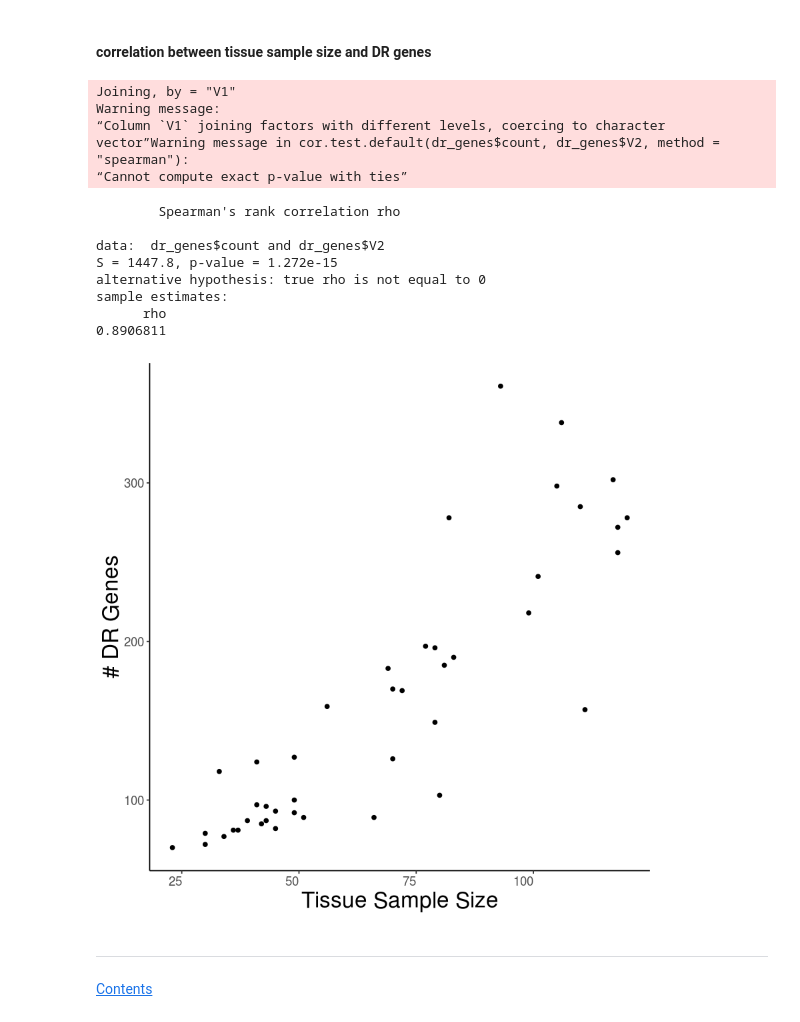
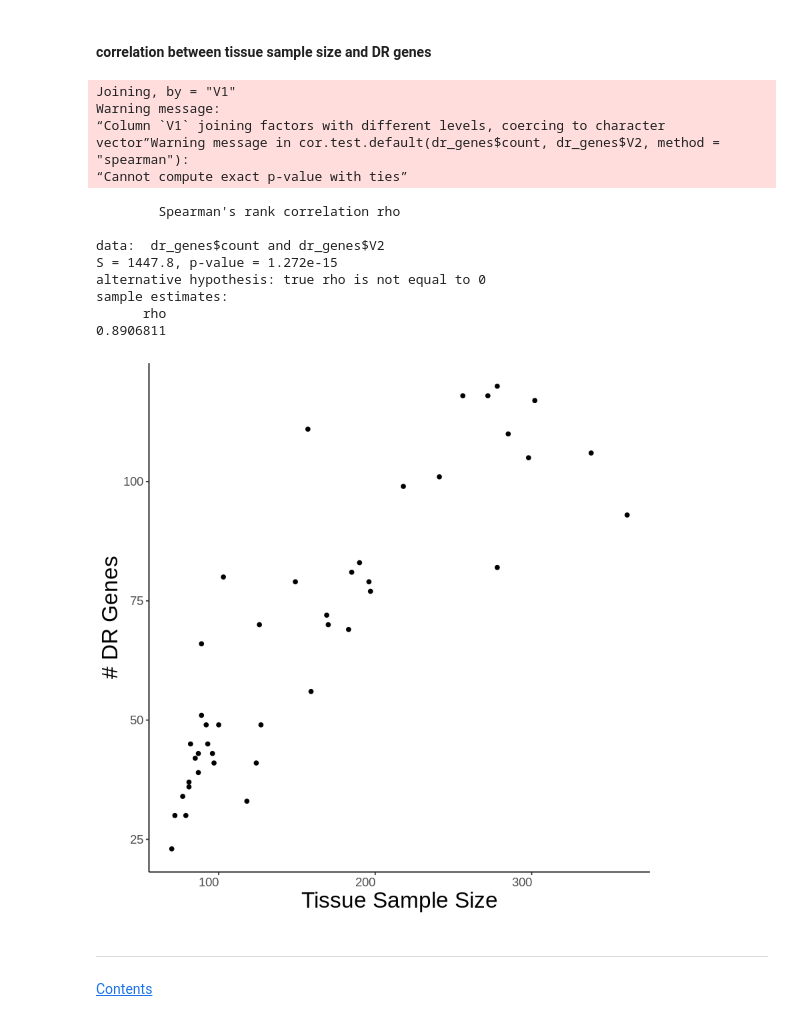
Before and after one commit to colbrall/neanderthal_predixcan_manuscript, a Jupyter notebook: scripts/neanderthal_predixcan_plots.ipynb, the cells around one changed output. Saved outputs shown, nothing was run; the diff lists cells and outputs as text; code cells hidden in the pictures.

```diff
--- a/scripts/neanderthal_predixcan_plots.ipynb
+++ b/scripts/neanderthal_predixcan_plots.ipynb
@@ -815,34 +903,34 @@ See spec(...) for full column specifications.
 # %%
 size_path <- "~/Dropbox (VU Basic Sciences)/predixcan/data/gtex_v6_sample_sizes.txt"
 dr_path <- "~/Dropbox (VU Basic Sciences)/predixcan/results/altai_1kG_fixed/altai_1kG_fixed_p_values_2sided_tissues_top_genes.txt"
 
 dr_genes <- read.delim(dr_path,header =F)
 sample_size <- read.delim(size_path,header=F)
 
 dr_genes$iter <- 1
 dr_genes <- dr_genes %>% group_by(V1) %>% summarise(count = sum(iter))
 dr_genes <- inner_join(dr_genes,sample_size)
 
 cor.test(dr_genes$count,dr_genes$V2,method = "spearman")
 
-ggplot(dr_genes,aes(x=count,y=V2)) + geom_point() + theme_classic() +
+ggplot(dr_genes,aes(x=V2,y=count)) + geom_point() + theme_classic() +
 labs(x="Tissue Sample Size",y="# DR Genes") + theme(text = element_text(size=14),axis.title.x= element_text(size = 20),
                 axis.text.x=element_text(vjust = 0.5, hjust=1),axis.title.y=element_text(size = 20))
 ggsave('sampleSize_drCount.pdf', width=6, height= 4)
 # %% [output]
 Joining, by = "V1"
 Warning message:
 “Column `V1` joining factors with different levels, coercing to character vector”Warning message in cor.test.default(dr_genes$count, dr_genes$V2, method = "spearman"):
 “Cannot compute exact p-value with ties”
         Spearman's rank correlation rho
 
 data:  dr_genes$count and dr_genes$V2
 S = 1447.8, p-value = 1.272e-15
 alternative hypothesis: true rho is not equal to 0
 sample estimates:
       rho
 0.8906811
-[figure, old version]
+[figure, new version]
 # %% [markdown]
 ***
 [Contents](#Contents)
```
Also changed, not shown: parts of 11 cells of this notebook, 2 other files.
